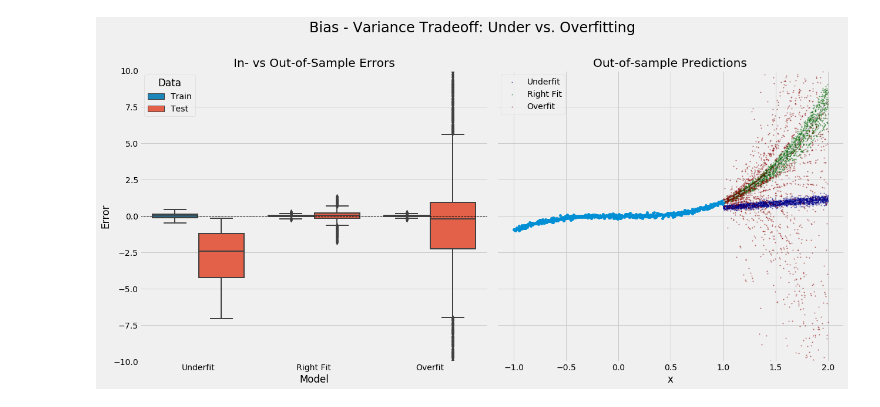
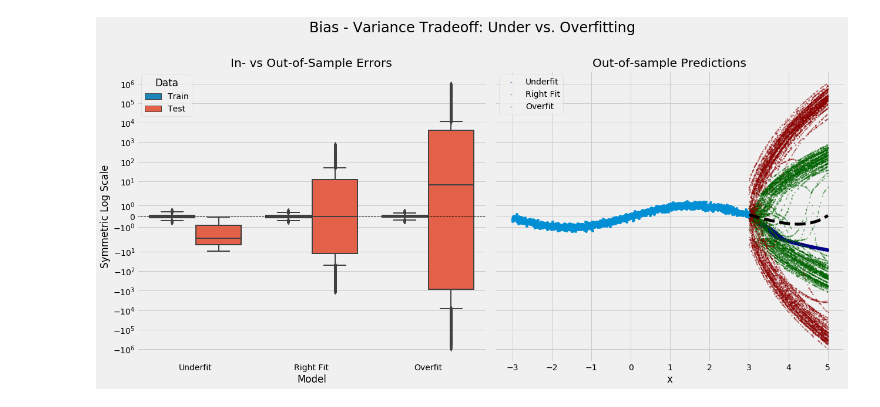
Before and after one commit to PaulClas/machine-learning-for-trading, a Jupyter notebook: 06_linear_models/01_cross_validation/bias_variance.ipynb, the cells around one changed output. Saved outputs shown, nothing was run; the diff lists cells and outputs as text; code cells hidden in the pictures.

```diff
--- a/06_linear_models/01_cross_validation/bias_variance.ipynb
+++ b/06_linear_models/01_cross_validation/bias_variance.ipynb
@@ -14,3 +14,0 @@ def f(x):
-# %%
-x = np.linspace(-50, 50, 1000)
-data = pd.DataFrame({'y': f(x), 'x': x})
@@ -22,0 +15,5 @@ from numpy.random import normal
+# %%
+max_degree = 10
+def f(x):
+    taylor = [(-1)**i * x ** e / factorial(e) for i, e in enumerate(range(1, max_degree, 2))]
+    return  np.sum(taylor, axis=0)
@@ -23,25 +28,25 @@ from numpy.random import normal
 # %%
-x={}
+X={}
 datasets = ['Train', 'Test']
-x['Train'] = np.linspace(-1, 1, 500)
-x['Test'] = np.linspace(1, 2, 250)
-degree = {'Underfit': 1, 'Right Fit': 3, 'Overfit': 5}
+X['Train'] = np.linspace(-3, 3, 2500)
+X['Test'] = np.linspace(3, 5, 500)
+models = {'Underfit': 3, 'Right Fit': 9, 'Overfit': 15}
 
-sample, noise = 20, .2
-models, result = {}, pd.DataFrame()
+sample, noise = 100, .2
+result = pd.DataFrame()
 for i in range(100):
-    x_ = {d: choice(x[d], size=sample, replace=False) for d in datasets}
+    x_ = {d: choice(X[d], size=sample, replace=False) for d in datasets}
     y_ = {d: f(x_[d]) for d in datasets}
     y_['Train'] += normal(loc=0,
                           scale=np.std(y_['Train']) * noise,
                           size=sample)
 
-    models = {fit: np.poly1d(np.polyfit(x=x_['Train'],
+    trained_models = {fit: np.poly1d(np.polyfit(x=x_['Train'],
                                         y=y_['Train'],
                                         deg=deg))
-              for fit, deg in degree.items()}
+              for fit, deg in models.items()}
 
-    for fit, model in models.items():
+    for fit, model in trained_models.items():
         for dataset in datasets:
             pred = model(x_[dataset])
             result = result.append(pd.DataFrame(dict(x=x_[dataset],
@@ -50,7 +55,7 @@ for i in range(100):
                                                      y=pred,
                                                      Error=pred - y_[dataset])))
 # %%
-y = {d: f(x[d]) for d in datasets}
+y = {d: f(X[d]) for d in datasets}
 y['Train_noise'] = y['Train'] + normal(loc=0,
                                        scale=np.std(y['Train']) * noise,
                                        size=len(y['Train']))
@@ -59,32 +64,32 @@ test_data = result[result.Data == 'Test']
 # %%
 fig, axes = plt.subplots(ncols=2, figsize=(18, 9), sharey=True)
 sns.boxplot(x='Model', y='Error', hue='Data',
             data=result, ax=axes[0], linewidth=2)
 axes[0].set_title('In- vs Out-of-Sample Errors')
 axes[0].axhline(0, ls='--', lw=1, color='k')
-axes[0].set_ylim(-10, 10)
+axes[0].set_ylabel('Symmetric Log Scale')
 
 for model in colors.keys():
     (test_data[(test_data['Model'] == model)]
      .plot.scatter(x='x',
                    y='y',
                    ax=axes[1],
                    s=2,
                    color=colors[model],
                    alpha=.5,
                    label=model))
 
-pd.Series(y['Train'], index=x['Train']).sort_index().plot(
+pd.Series(y['Train'], index=X['Train']).sort_index().plot(
     ax=axes[1], title='Out-of-sample Predictions')
-pd.DataFrame(dict(x=x['Train'], y=y['Train_noise'])
+pd.DataFrame(dict(x=X['Train'], y=y['Train_noise'])
              ).plot.scatter(x='x', y='y', ax=axes[1])
-pd.Series(y['Test'], index=x['Test']).plot(
-    color='darkgrey', lw=2, ls='--', ax=axes[1])
-axes[1].set_ylim(-10, 10)
+pd.Series(y['Test'], index=X['Test']).plot(
+    color='black', lw=5, ls='--', ax=axes[1], label='Actuals')
+plt.yscale('symlog')
 
 fig.tight_layout()
 fig.suptitle('Bias - Variance Tradeoff: Under vs. Overfitting', fontsize=24)
 fig.savefig('bias_variance', dpi=600)
 fig.subplots_adjust(top=0.85)
 # %% [output]
-[figure, old version]
+[figure, new version]
```
Also changed, not shown: parts of 12 cells of this notebook, 2 other files.
